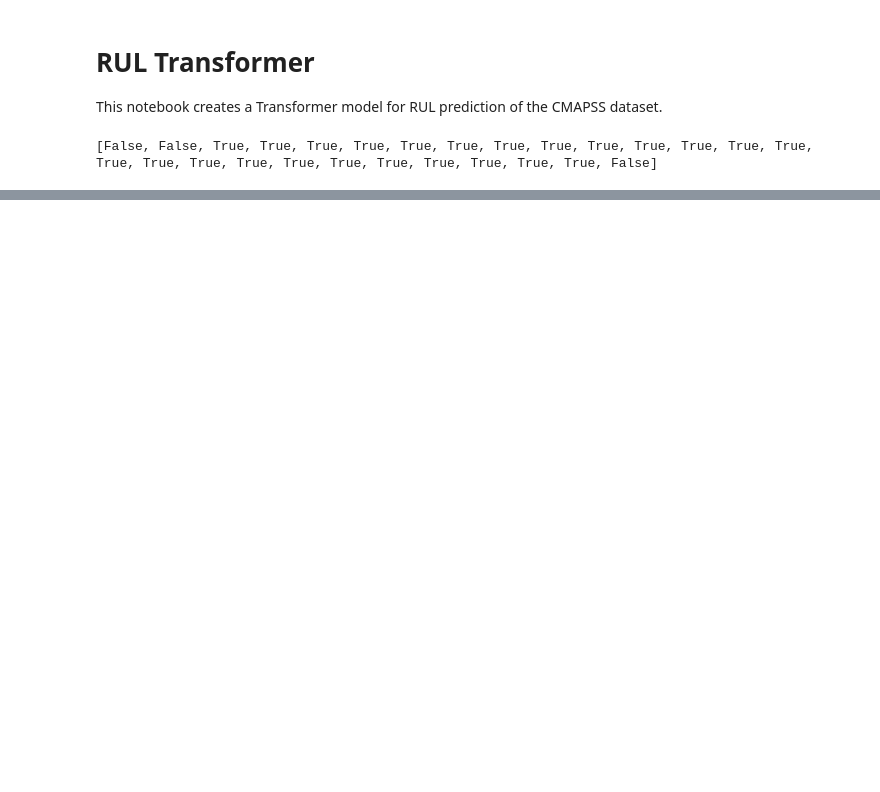
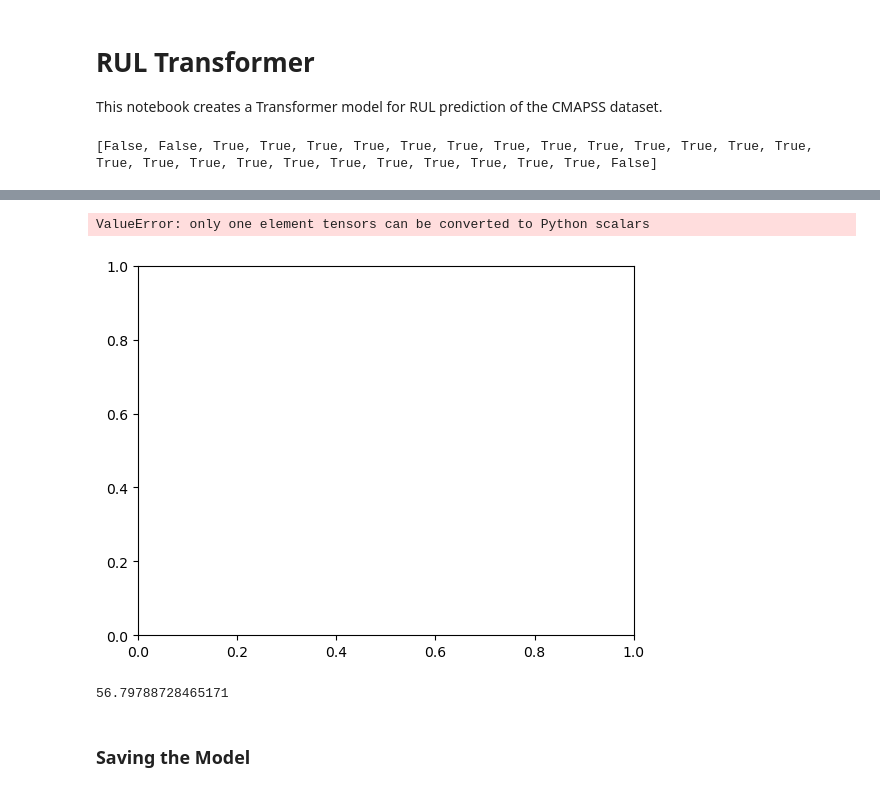
Before and after one commit to acoursey3/transimputer-prognostics, a Jupyter notebook: code/RUL Transformer.ipynb, the cells around one changed output, grey strips where cells are left out. Saved outputs shown, nothing was run; the diff lists cells and outputs as text; code cells hidden in the pictures; blank space fills up the shorter version.

Commit message:
Add RUL Transformer code

```diff
--- a/code/RUL Transformer.ipynb
+++ b/code/RUL Transformer.ipynb
@@ -12,5 +12,5 @@ import DataUtils
 import Masking
 # %%
 batch_size = 64
-trainloader, testloader = DataUtils.get_dataloaders(batch_size)
+trainloader, testloader = DataUtils.get_dataloaders(batch_size, 1)
 # %%
@@ -40,15 +40,15 @@ class RULTransformer(nn.Module):
         super().__init__()
 
         self.prediction_window = 1
-        self.input_len = 543
+        self.input_len = 542
         self.n_cols = 24
         self.embed_dim = 128
 
         self.input_projection = nn.Linear(self.input_len*self.n_cols, self.embed_dim)
         self.positional_embed = nn.Parameter(torch.randn(self.embed_dim))
 
-        self.encoder_layer = nn.TransformerEncoderLayer(d_model=self.embed_dim, nhead=4, activation="gelu")
-        self.transformer_blocks = nn.TransformerEncoder(self.encoder_layer, num_layers=3)
+        self.encoder_layer = nn.TransformerEncoderLayer(d_model=self.embed_dim, nhead=4, activation="gelu", dropout=0.1)
+        self.transformer_blocks = nn.TransformerEncoder(self.encoder_layer, num_layers=2)
 
         self.rul_head = nn.Sequential(nn.Linear(self.embed_dim, 2048),
                                            nn.ReLU(),
@@ -100,11 +92,9 @@ losses = []
 for n in range(n_epochs):
     counter = 0
     for i, (X, y) in enumerate(tqdm(trainloader)):
-        index = np.random.randint(0,543)
         optim.zero_grad()
-        yhat = rul_tran(X[:,0:index,columns_kept].float())
-#         print(y.shape)
-        loss = objective(yhat, y[:,index].float())
+        yhat = rul_tran(X[:,:,columns_kept].float())
+        loss = objective(yhat, y.float())
         loss.backward()
         losses.append(loss.item())
         optim.step()
@@ -127,0 +118,12 @@ Epoch: 12 Loss: 2.0384950637817383
+# %%
+test_mses = []
+yhats = []
+ys = []
+with torch.no_grad():
+    for i, (X, y) in enumerate(tqdm(testloader)):
+            yhat = rul_tran(X[:,:,columns_kept].float())
+            yhats.append(yhat.values)
+            ys.append(y)
+            test_mse = objective(yhat, y.float())
+            test_mses.append(test_mse.item())
+print("Test MSE:", np.mean(test_mses))
@@ -127,0 +145,12 @@ Epoch: 12 Loss: 2.0384950637817383
+# %%
+plt.plot(yhats)
+pl.plot(ys)
+# %% [output]
+ValueError: only one element tensors can be converted to Python scalars
+[figure, added]
+# %%
+np.sqrt(3226)
+# %% [output]
+56.79788728465171
+# %% [markdown]
+### Saving the Model
```
Also changed, not shown: parts of 7 cells of this notebook.
